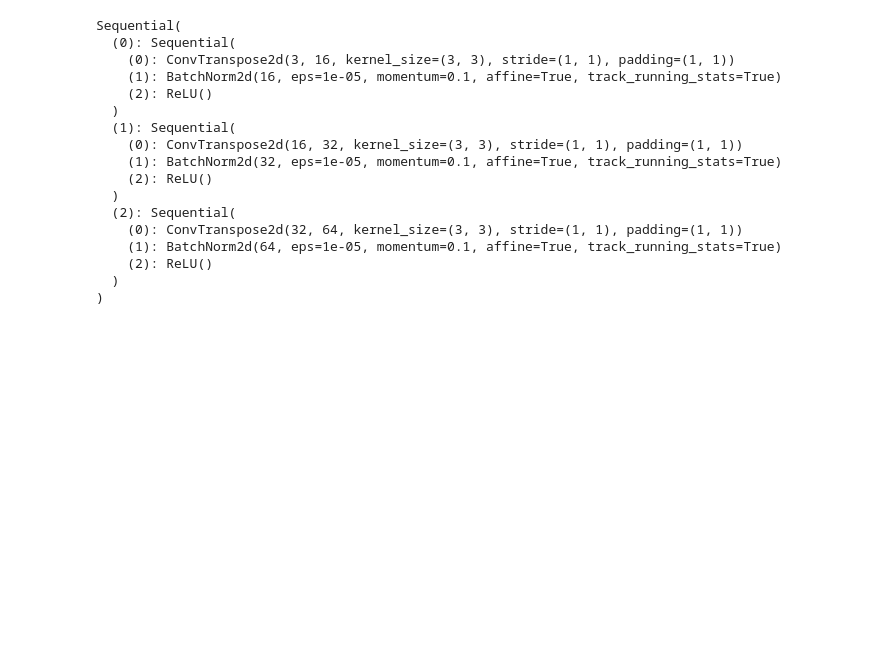
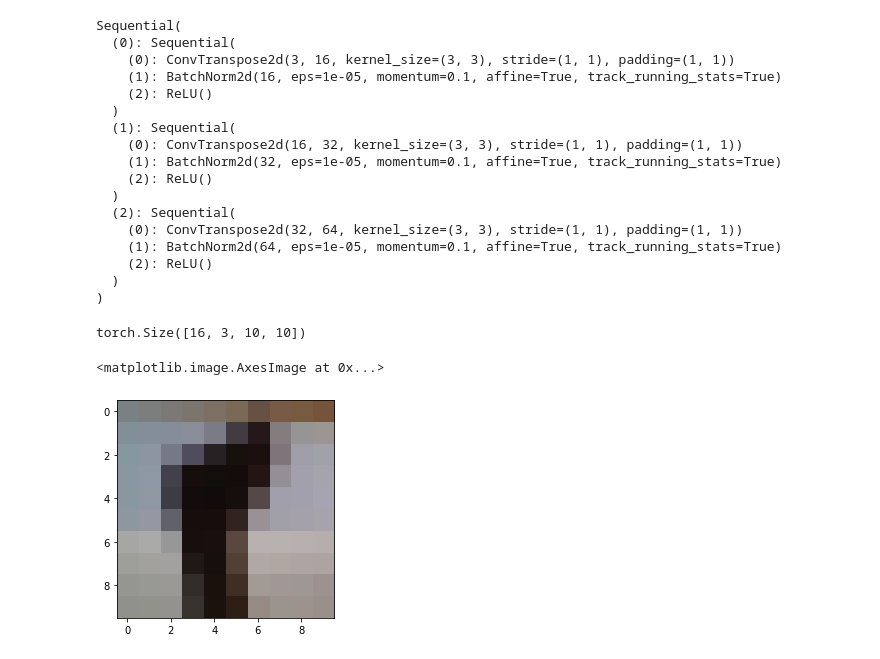
Before and after one commit to anonsachin/PGGAN, a Jupyter notebook: PGGAN.ipynb, the cells around one changed output. Cells and saved outputs as stored; diff of their text form; code cells hidden in the pictures; blank space fills up the shorter version.

```diff
--- a/PGGAN.ipynb
+++ b/PGGAN.ipynb
@@ -115,7 +115,7 @@ def conv_block(a,*args,**kargs):
 def from_rgb(out,*args,**kargs):
     in_size = 3
     return nn.Sequential(
-        nn.Conv2d(inp,out,*args,**kargs),
+        nn.Conv2d(in_size,out,*args,**kargs),
         nn.BatchNorm2d(out),
         nn.LeakyReLU(negative_slope=0.1)
     )
@@ -133,30 +133,29 @@ class Discriminator(nn.Module):
         self.sigmoid = nn.Sigmoid()
 
     def grow(self,n,*args):
-        self.dict['layer_{}'.format(n)] = conv_block(args, kernel_size=3, padding=1)
-        self.dict['from_rgb_{}'.format(n)] = from_rgb(args[0], kernel_size=3, padding=1)
+        rgb = args[0][0] # because its a tuple
+        self.dict['layer_{}'.format(n)] = conv_block(args[0], kernel_size=3, padding=1)
+        self.dict['from_rgb_{}'.format(n)] = from_rgb(rgb, kernel_size=3, padding=1)
 
     def train_d(self,x,n,alpha):
-        for i in range(n):
-            if n-i == n:
-                out = self.dict['from_rgb_{}'.format(n)](x)
-                out = self.dict['layer_{}'.format(n)](out)
-                out = self.down(out)
-                x = self.dict['from_rgb_{}'.format(n-1)](x)
-                x = self.down(x)
-                x = (1-aplha)*x + aplha*(out)
-            elif n == 1:
+        for i in range(n,0,-1):
+            if n == 1:
                 x = self.dict['from_rgb_{}'.format(n)](x)
                 x = self.dict['layer_{}'.format(n)](x)
-                x = x.view(-1,100)
-                x = self.sigmoid(self.linear(x))
+            elif i == n:
+                store = self.dict['from_rgb_{}'.format(n-1)](self.down(x))
+                x = self.dict['from_rgb_{}'.format(n)](x)
+                x = self.dict['layer_{}'.format(n)](x)
+                x = self.down(x)
             elif i == n-1:
-                x = self.dict['layer_{}'.format(n)](x)
-                x = x.view(-1,100)
-                x = self.sigmoid(self.linear(x))
+                x = (1-alpha)*x + alpha*(store)
+                x = self.dict['layer_{}'.format(i)](x)
             else:
-                x = self.dict['layer_{}'.format(n-i)](x)
+                x = self.dict['layer_{}'.format(i)](x)
                 x = self.down(x)
+
+        x = x.view(-1,100)
+        x = self.sigmoid(self.linear(x))
 
         return x
 
@@ -165,3 +164,14 @@ class Discriminator(nn.Module):
             x = self.down(x)
 
         return x
+# %%
+D = Discriminator()
+# %%
+y = D.downSample(x,4)
+# %%
+print(y.shape)
+plt.imshow(np.transpose(y[0].numpy(), (1, 2, 0)))
+# %% [output]
+torch.Size([16, 3, 10, 10])
+<matplotlib.image.AxesImage at 0x...>
+[figure, added]
```
Also changed, not shown: parts of 5 cells of this notebook.
